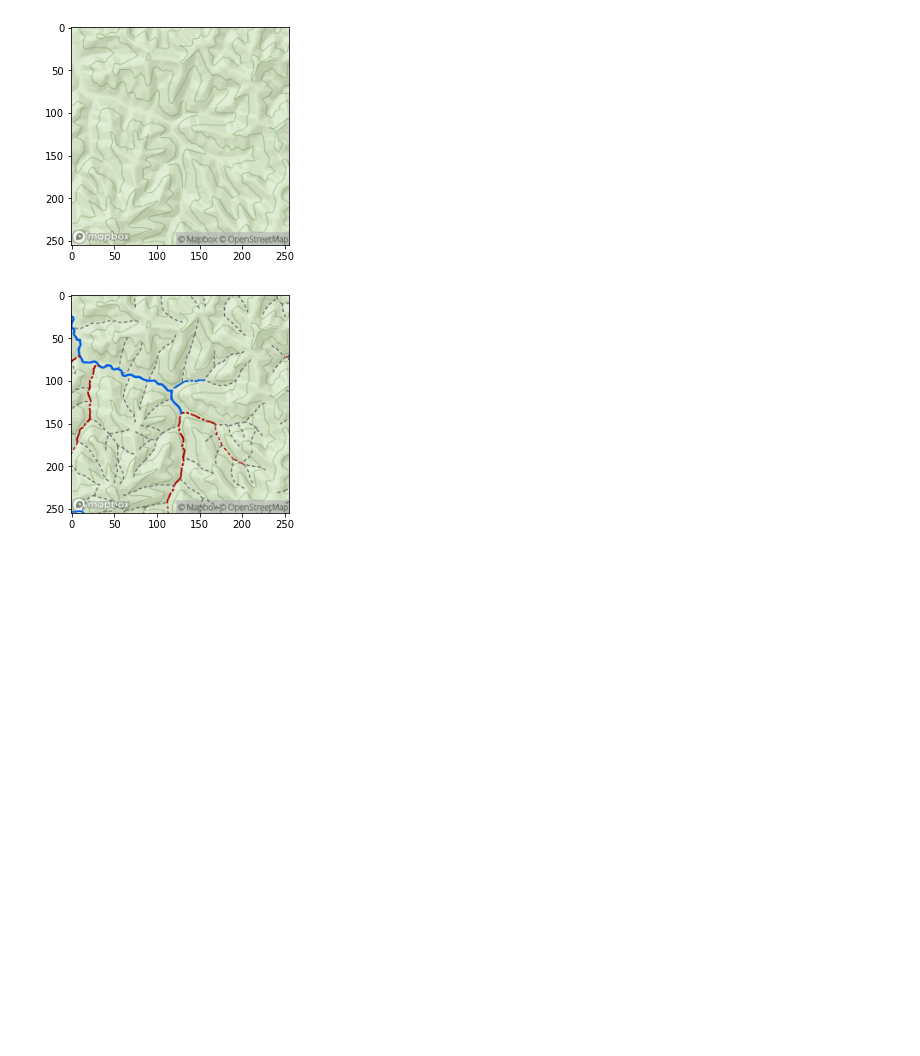
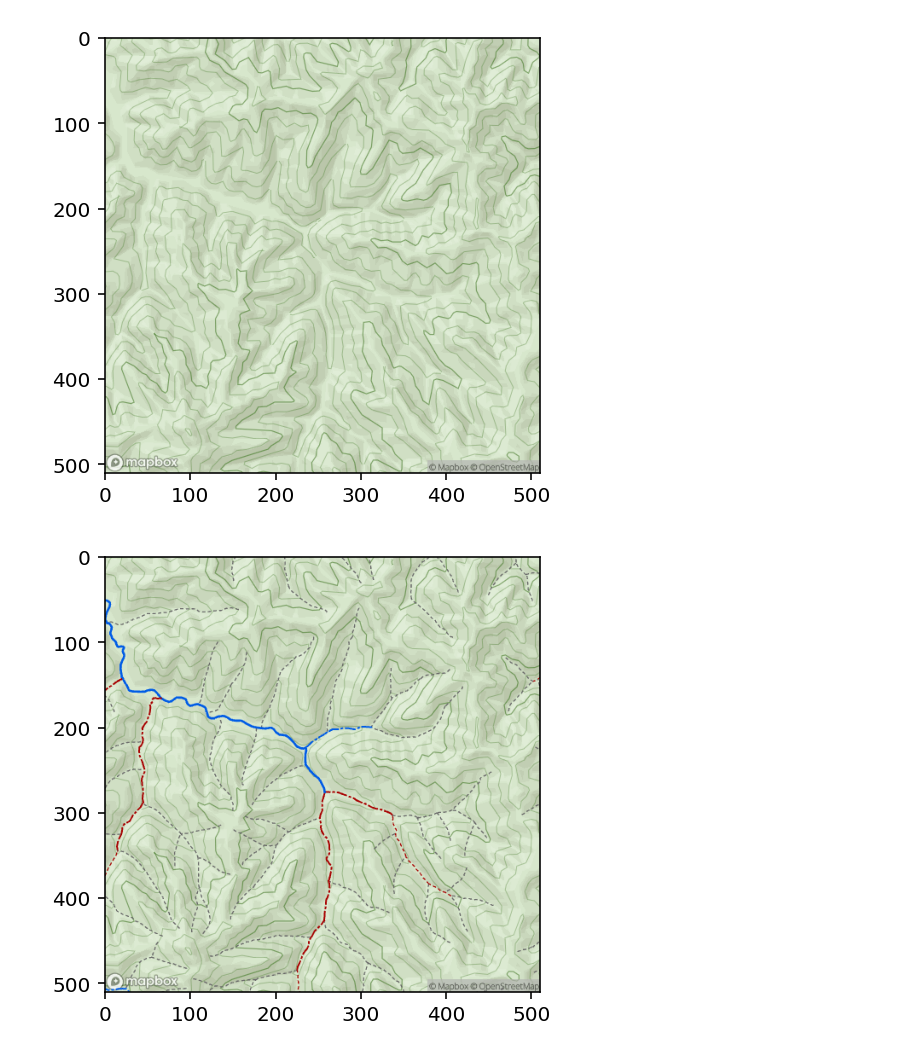
Before and after one commit to Ecotrust/landmapper, a Jupyter notebook: notebooks/Mapserver Layer With Baselayer.ipynb, the cells around one changed output. Saved outputs shown, nothing was run; the diff lists cells and outputs as text; code cells hidden in the pictures; blank space fills up the shorter version.

```diff
--- a/notebooks/Mapserver Layer With Baselayer.ipynb
+++ b/notebooks/Mapserver Layer With Baselayer.ipynb
@@ -16,6 +16,7 @@ endpoints = {
     'topo': 'https://server.arcgisonline.com/ArcGIS/rest/services/World_Topo_Map/MapServer',
     'street': 'https://server.arcgisonline.com/arcgis/rest/services/World_Street_Map/MapServer'
 }
+map_size = 510
 params = {
     #'BBOX': '-1.3803006309370652E7,5408329.32956264,-1.3797921517824095E7,5413018.435183838',
     #'BBOXSR': '102100',
@@ -26,10 +27,12 @@ params = {
     'F': 'image',
     'FORMAT': 'PNG32',
     'DPI':"96",
-    'SIZE':"255,255",
+    'SIZE':"{},{}".format(map_size, map_size),
     'IMAGESR':'3857'
 }
 
+plt_dpi=144
+
 ecotrust_url = '/'.join([endpoints['ecotrust'], "export"])
 ecotrust_pem = './staticfiles/arcgis-ecotrust-org.pem'
 # %%
@@ -95,22 +105,25 @@ plt.show()
 # %%
 #Mapbox
 
 from staticfiles.secret_settings import MAPBOX_TOKEN, MB_USERID, MB_LAYERID
 
 # https://docs.mapbox.com/api/maps/static-images/
-mbtopo_url = "https://api.mapbox.com/styles/v1/{}/{}/static/[{}]/{}".format(MB_USERID, MB_LAYERID, params['BBOX'],'x'.join(params['SIZE'].split(',')))
+mbtopo_url = "https://api.mapbox.com/styles/v1/{}/{}/static/[{}]/{}".format(
+    MB_USERID, MB_LAYERID, params['BBOX'],'x'.join(params['SIZE'].split(',')))
 mbTopoTile = requests.get(mbtopo_url, params={'access_token': MAPBOX_TOKEN})
 mbTopo_im = Image.open(BytesIO(mbTopoTile.content))
 mbTopo_im = mbTopo_im.convert('RGB')
 mbTopo_im_array = np.asarray(mbTopo_im)
+plt.figure(dpi=plt_dpi)
 plt.imshow(mbTopo_im_array)
 plt.show()
 
 mbTopo_map = mbTopo_im.copy()
 mbTopo_map.paste(stream_im, (0,0), stream_im)
 mbTopo_map_array = np.asarray(mbTopo_map)
+plt.figure(dpi=plt_dpi)
 plt.imshow(mbTopo_map_array)
 plt.show()
 # %% [output]
-[figure, old version]
+[figure, new version]
-[figure, old version]
+[figure, new version]
```
Also changed, not shown: parts of 3 cells of this notebook.
